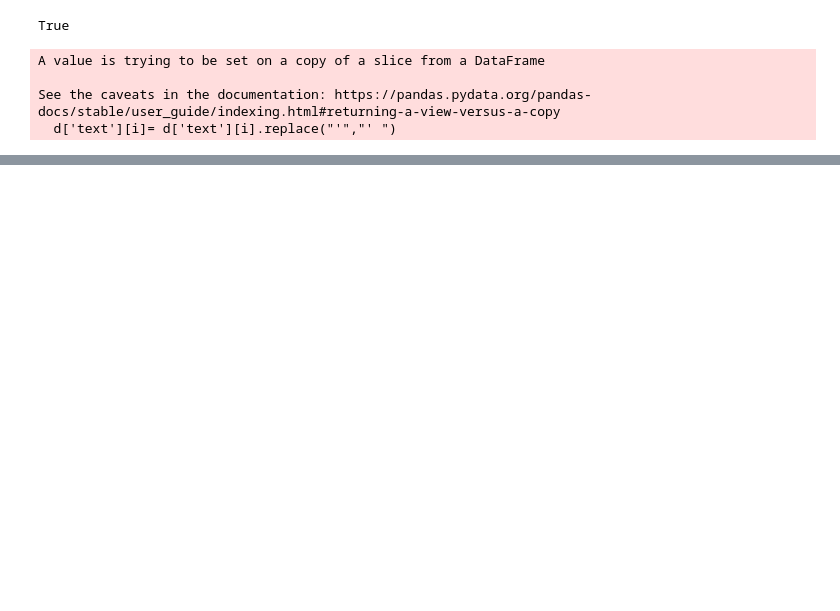
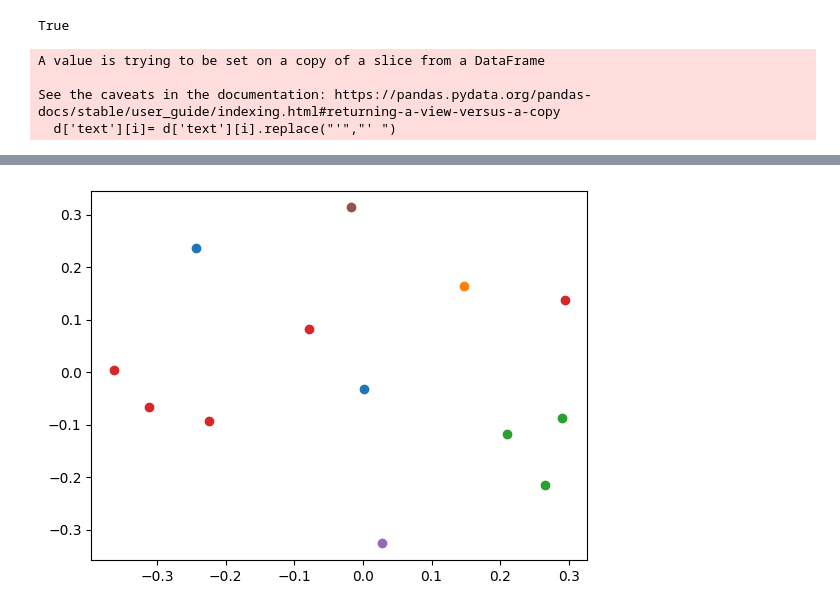
Before and after one commit to Zhurp2020/aes-with-bert, a Jupyter notebook: final-sent.ipynb, the cells around one changed output, grey strips where cells are left out. Cells and saved outputs as stored; diff of their text form; code cells hidden in the pictures; blank space fills up the shorter version.

```diff
--- a/final-sent.ipynb
+++ b/final-sent.ipynb
@@ -138,0 +168,15 @@ f = np.load('features/final_winter_sent.npz')
+# %%
+labels = [0 for i in range(len(sim))]
+n_clus = 1
+for i in clusters:
+    for index in i:
+        labels[index] = n_clus
+    n_clus += 1
+# %%
+c = dict()
+for i in range(len(l)):
+    if l[i] in c:
+        c[l[i]].append(i)
+    else:
+        c[l[i]] = [i]
+c = [tuple(c[i]) for i in c]
@@ -138,0 +194,6 @@ f = np.load('features/final_winter_sent.npz')
+# %%
+for i in np.arange(1,10,0.1):
+    res = mc.run_mcl(sim_thres,inflation=10)
+    clusters = mc.get_clusters(res)
+    q = mc.modularity(res,clusters)
+    print(i,q)
@@ -138,0 +204,15 @@ f = np.load('features/final_winter_sent.npz')
+# %%
+from sklearn.manifold import MDS
+model = MDS(dissimilarity='precomputed')
+pos = model.fit_transform(dist)
+# %%
+import matplotlib.pyplot as plt
+for clu in c:
+    x = []
+    y = []
+    for i in clu:
+        x.append(pos[i, 0])
+        y.append(pos[i,1])
+    plt.scatter(x,y)
+# %% [output]
+[figure, added]
```
Also changed, not shown: parts of 19 cells of this notebook, 3 other files.
